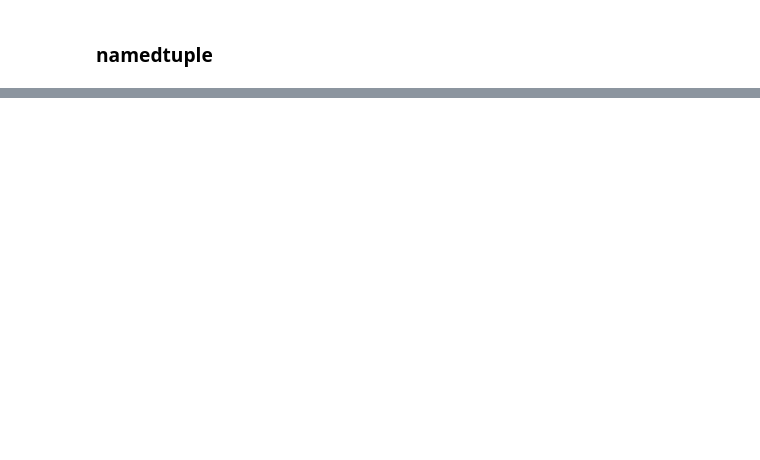
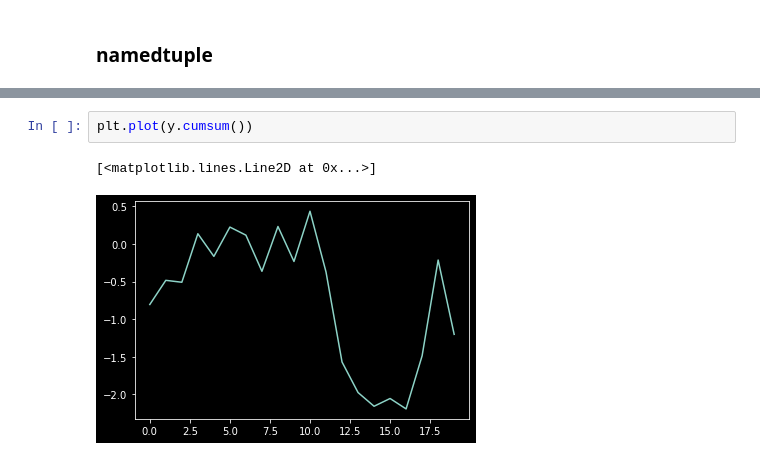
Before and after one commit to ajwkim/Python_DL_RL, a Jupyter notebook: 1.python기초.ipynb, the cells around one changed output, grey strips where cells are left out. Cells and saved outputs as stored; diff of their text form; blank space fills up the shorter version.

```diff
--- a/1.python기초.ipynb
+++ b/1.python기초.ipynb
@@ -119,0 +2107,5 @@ Card = collections.namedtuple('Card', 'rank suit')      # typename, field names
+# %%
+plt.plot(y.cumsum())
+# %% [output]
+[<matplotlib.lines.Line2D at 0x...>]
+[figure, added]
```
Also changed, not shown: parts of 484 cells of this notebook, 10 other files.
